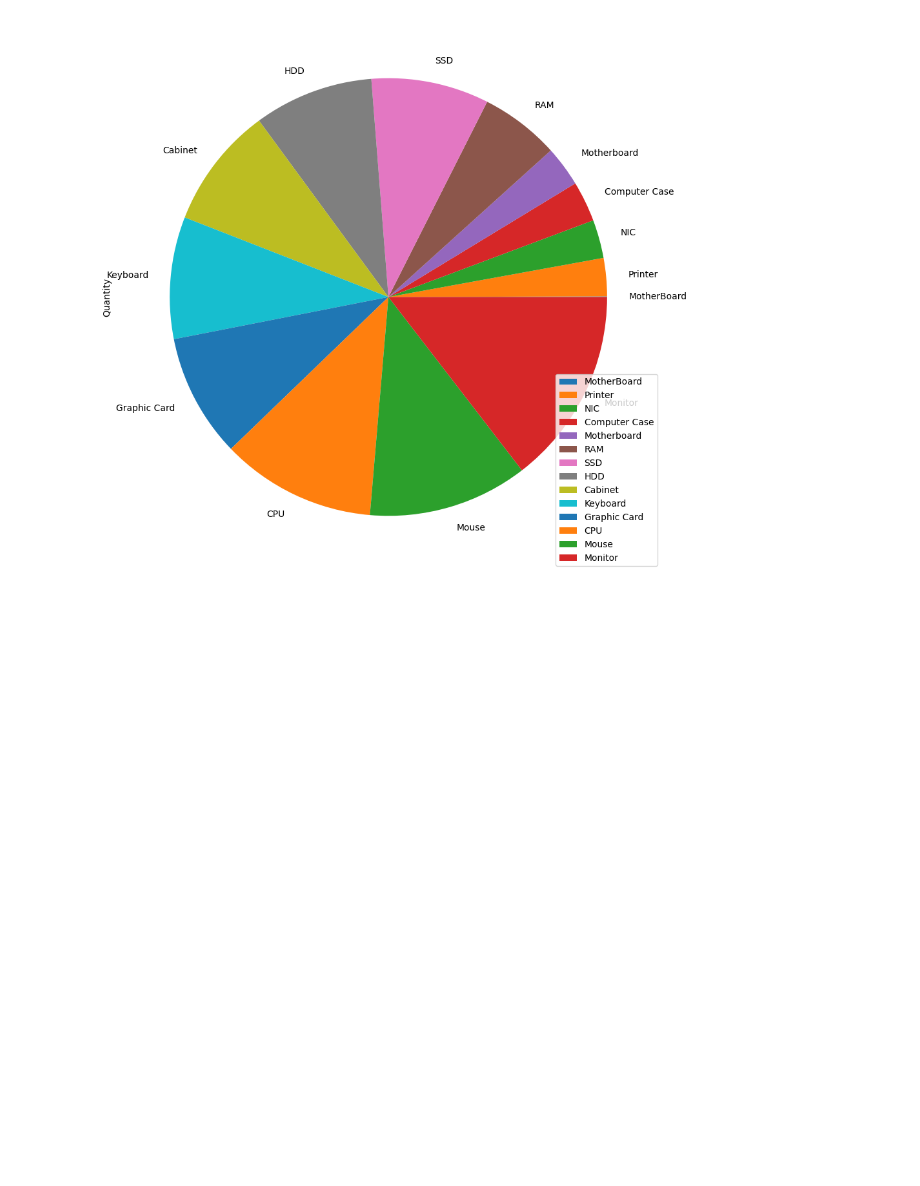
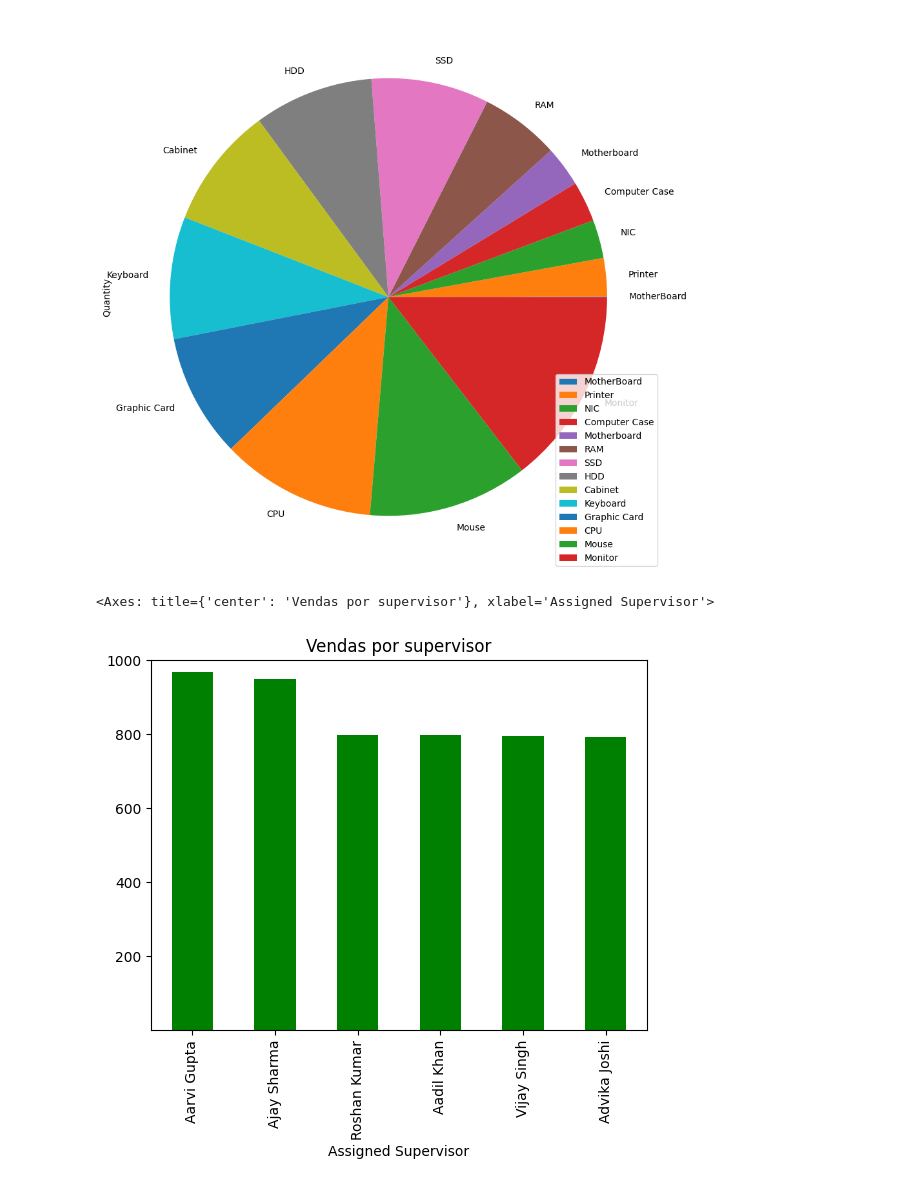
Before and after one commit to elisangelawut/DS-ProjetoFinal, a Jupyter notebook: ProjetoFinalDataScience.ipynb, the cells around one changed output. Drawn from its saved outputs; the diff is of its cells as text; code cells hidden in the pictures; blank space fills up the shorter version.

```diff
--- a/ProjetoFinalDataScience.ipynb
+++ b/ProjetoFinalDataScience.ipynb
@@ -112,3 +166,11 @@ qnt_produto.plot.pie(subplots=True, figsize=(16, 11))
 # %% [output]
 array([<Axes: ylabel='Quantity'>], dtype=object)
 [figure]
+# %%
+#Qual foi o supervisor que mais realizou vendas
+
+total_vendas_supervisor = produtos['Assigned Supervisor'].value_counts()
+total_vendas_supervisor.plot.bar(title = 'Vendas por supervisor', color='green', ylim = (1, 1000))
+# %% [output]
+<Axes: title={'center': 'Vendas por supervisor'}, xlabel='Assigned Supervisor'>
+[figure, added]
```
Also changed, not shown: parts of 19 cells of this notebook.
